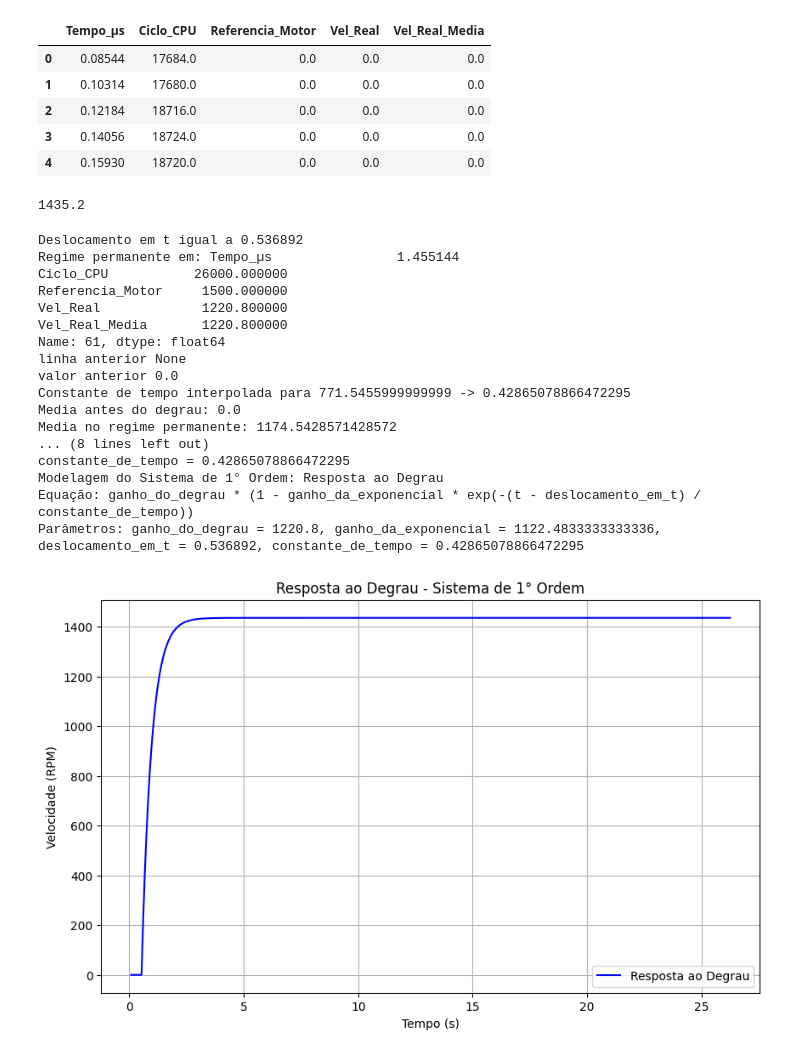
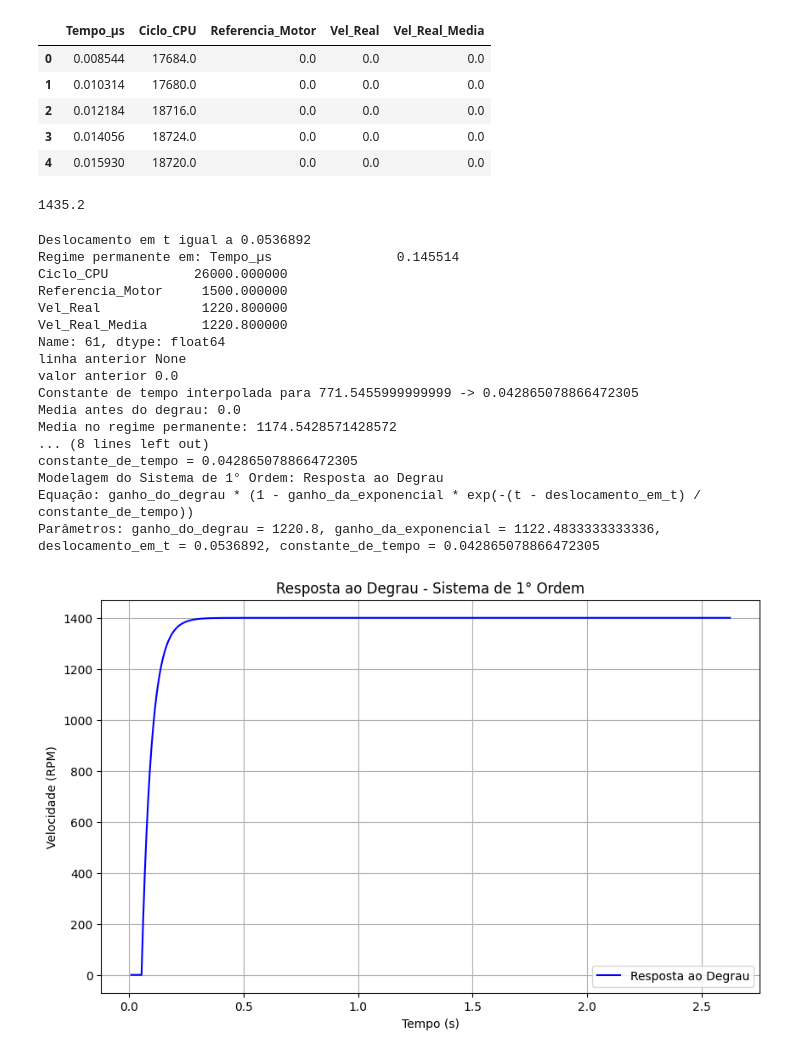
Before and after one commit to sabrina-costa13/Lab-Controle, a Jupyter notebook: Lab_Controle/graficos.ipynb, the cells around one changed output. Cells and saved outputs as stored; diff of their text form; code cells hidden in the pictures.

```diff
--- a/Lab_Controle/graficos.ipynb
+++ b/Lab_Controle/graficos.ipynb
@@ -1,7 +1,7 @@
 # %%
 import pandas as pd
 
-df = pd.read_csv('dados_arduino_05.csv', encoding='ISO-8859-1')
+df = pd.read_csv('dados_arduino.csv', encoding='ISO-8859-1')
 df = df.head(1000)
 display(df.head(5))
 # %% [output]
@@ -54,17 +54,17 @@ No artists with labels found to put in legend.  Note that artists whose label st
 # %%
 df['Vel_Real'] = df['Vel_Real_Media']
 df = df[df['Vel_Real'].notna()]
-df['Tempo_µs'] = df['Tempo_µs'] / 1e6 # Passar para segundos
+df['Tempo_µs'] = df['Tempo_µs'] / 1e7 # Passar para segundos
 df = df.reset_index(drop=True)
 display(df.head())
 print(df['Vel_Real'].max())
 # %% [output]
 |  | Tempo_µs | Ciclo_CPU | Referencia_Motor | Vel_Real | Vel_Real_Media |
-| 0 | 0.08544 | 17684.0 | 0.0 | 0.0 | 0.0 |
-| 1 | 0.10314 | 17680.0 | 0.0 | 0.0 | 0.0 |
-| 2 | 0.12184 | 18716.0 | 0.0 | 0.0 | 0.0 |
-| 3 | 0.14056 | 18724.0 | 0.0 | 0.0 | 0.0 |
-| 4 | 0.15930 | 18720.0 | 0.0 | 0.0 | 0.0 |
+| 0 | 0.008544 | 17684.0 | 0.0 | 0.0 | 0.0 |
+| 1 | 0.010314 | 17680.0 | 0.0 | 0.0 | 0.0 |
+| 2 | 0.012184 | 18716.0 | 0.0 | 0.0 | 0.0 |
+| 3 | 0.014056 | 18724.0 | 0.0 | 0.0 | 0.0 |
+| 4 | 0.015930 | 18720.0 | 0.0 | 0.0 | 0.0 |
 1435.2
 # %%
 import pandas as pd
@@ -197,7 +197,7 @@ if indice_RP != -1:
 resposta_min = df['Resposta ao Degrau'].min()  # Deve ser -926050.533333
 resposta_max = df['Resposta ao Degrau'].max()  # Deve ser 0
 novo_min = 0
-novo_max = 1435
+novo_max = 1400
 df['Resposta ao Degrau'] = (df['Resposta ao Degrau'] - resposta_min) / (resposta_max - resposta_min) * (novo_max - novo_min) + novo_min
 
 # Plotando a resposta ao degrau (função de transferência aproximada)
@@ -210,36 +210,36 @@ plt.grid(True)
 plt.legend()
 plt.show()
 
 # Criar o gráfico
 plt.figure(figsize=(10, 6))  # Tamanho da figura
 pd.set_option('display.max_rows', None)
 plt.plot(df['Tempo_µs'], df['Resposta ao Degrau'], label='Resposta ao degrau', color='b')
 plt.plot(df['Tempo_µs'], df['Vel_Real'], label='Velocidade real', color='r', linestyle='--')
 # Adicionar título e rótulos aos eixos
 plt.title('Velocidade Real (RPM) em Função do Tempo')
 plt.xlabel('Tempo (s)')
 plt.ylabel('Velocidade Real (RPM)')
 # Mostrar a legenda
 plt.legend()
 # Mostrar o gráfico
 plt.grid(True)  # Adicionar uma grade ao gráfico
 plt.show()
 # %% [output]
-Deslocamento em t igual a 0.536892
-Regime permanente em: Tempo_µs                1.455144
+Deslocamento em t igual a 0.0536892
+Regime permanente em: Tempo_µs                0.145514
 Ciclo_CPU           26000.000000
 Referencia_Motor     1500.000000
 Vel_Real             1220.800000
 Vel_Real_Media       1220.800000
 Name: 61, dtype: float64
 linha anterior None
 valor anterior 0.0
-Constante de tempo interpolada para 771.5455999999999 -> 0.42865078866472295
+Constante de tempo interpolada para 771.5455999999999 -> 0.042865078866472305
 Media antes do degrau: 0.0
 Media no regime permanente: 1174.5428571428572
 ... (8 lines left out)
-constante_de_tempo = 0.42865078866472295
+constante_de_tempo = 0.042865078866472305
 Modelagem do Sistema de 1° Ordem: Resposta ao Degrau
 Equação: ganho_do_degrau * (1 - ganho_da_exponencial * exp(-(t - deslocamento_em_t) / constante_de_tempo))
-Parâmetros: ganho_do_degrau = 1220.8, ganho_da_exponencial = 1122.4833333333336, deslocamento_em_t = 0.536892, constante_de_tempo = 0.42865078866472295
+Parâmetros: ganho_do_degrau = 1220.8, ganho_da_exponencial = 1122.4833333333336, deslocamento_em_t = 0.0536892, constante_de_tempo = 0.042865078866472305
-[figure, old version]
+[figure, new version]
```
Also changed, not shown: parts of 5 cells of this notebook.
